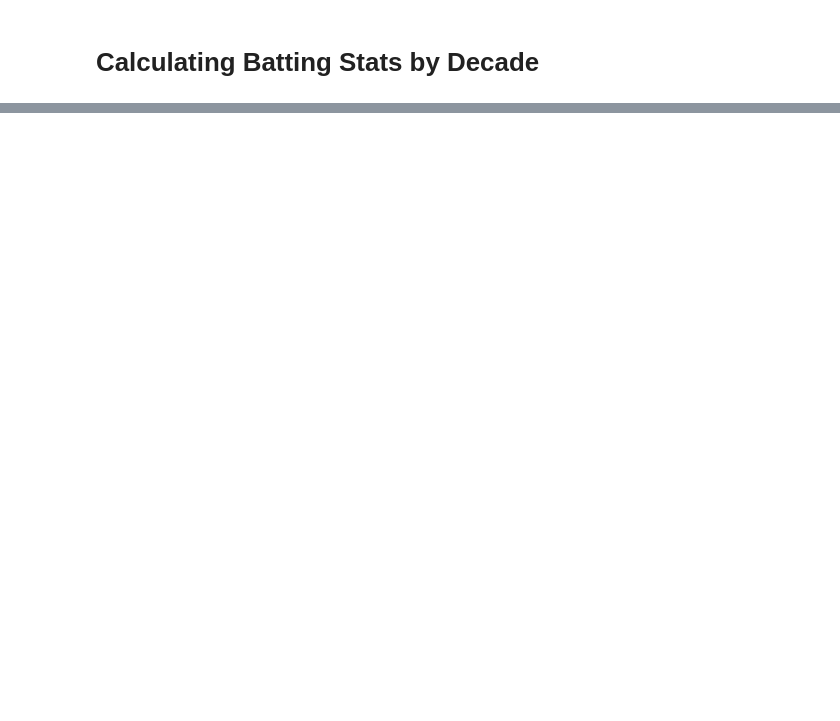
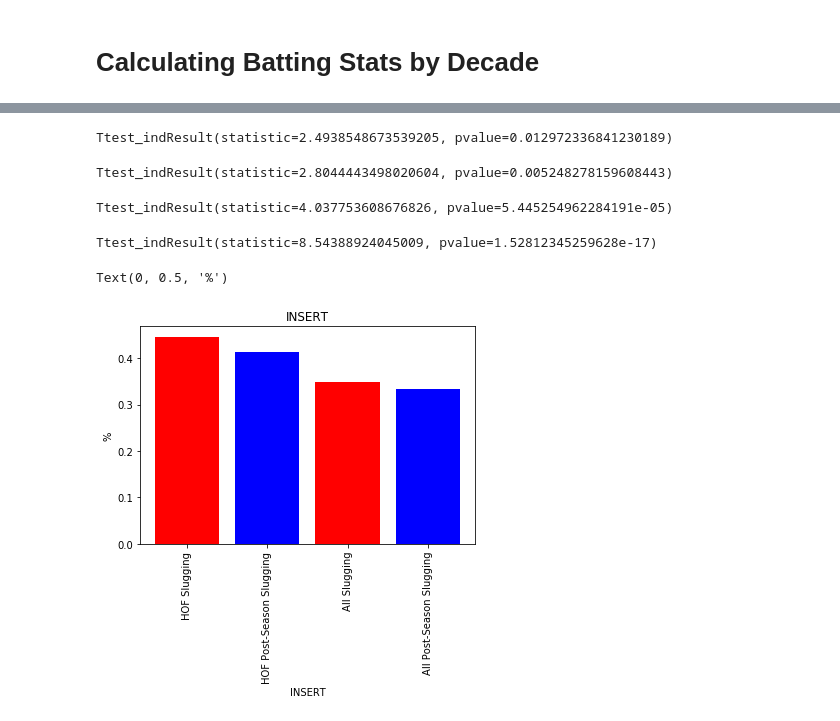
Before and after one commit to BDomogalla/Project1, a Jupyter notebook: data_analysis.ipynb, the cells around one changed output, grey strips where cells are left out. Drawn from its saved outputs; the diff is of its cells as text; code cells hidden in the pictures; blank space fills up the shorter version.

```diff
--- a/data_analysis.ipynb
+++ b/data_analysis.ipynb
@@ -499,13 +409,0 @@ F_onewayResult(statistic=1.9179076907314876, pvalue=0.07476175317786053)
-# %%
-#Calculating Batting Average, On Base Percentage & Slugging Percentage For Career Dataframe Add sac flies
-Reg_Batting['BA'] = Reg_Batting['H'] / Reg_Batting['AB']
-Reg_Batting['OBP'] = (
-    (Reg_Batting['H'] + Reg_Batting['BB']  + Reg_Batting['HBP'])
-    / (Reg_Batting['AB'] + Reg_Batting['BB']  + Reg_Batting['HBP'])
-                               )
-Reg_Batting['SLG']= ( ((Reg_Batting['H'] - (Reg_Batting['2B'] + Reg_Batting['3B'] + Reg_Batting['HR']) )
-                              + 2*Reg_Batting['2B'] + 3*Reg_Batting['3B'] + 4*Reg_Batting['HR'])
-                            / (Reg_Batting['AB'])
-                            )
-Reg_Batting['OPS']= Reg_Batting['SLG'] + Reg_Batting['OBP']
-Reg_Batting.head()
@@ -723,0 +548,51 @@ Power_divergenceResult(statistic=1.6213017751479293, pvalue=0.8049585443876979)
+# %%
+#Get the means of stat columns so we can do some comparisons and illustrations
+#Hall of fame players
+M_HOF_Slugging = HOF_Batting['SLG'].mean()
+M_HOF_Post_Slugging = HOF_Post_Batting['SLG'].mean()
+M_HOF_BA = HOF_Batting['BA'].mean()
+M_HOF_Post_BA = HOF_Post_Batting['BA'].mean()
+#All Players
+M_Reg_Slugging = Reg_Batting['SLG'].mean()
+M_Reg_Post_Slugging = Post_Batting['SLG'].mean()
+M_Reg_BA = Reg_Batting['BA'].mean()
+M_Reg_Post_BA = Post_Batting['BA'].mean()
+# %%
+stats.ttest_ind(HOF_Slugging, HOF_Post_Slugging, equal_var=False)
+# %% [output]
+Ttest_indResult(statistic=2.4938548673539205, pvalue=0.012972336841230189)
+# %%
+stats.ttest_ind(HOF_BA, HOF_Post_BA, equal_var=False)
+# %% [output]
+Ttest_indResult(statistic=2.8044443498020604, pvalue=0.005248278159608443)
+# %%
+stats.ttest_ind(Reg_Slugging, Reg_Post_Slugging, equal_var=False)
+# %% [output]
+Ttest_indResult(statistic=4.037753608676826, pvalue=5.445254962284191e-05)
+# %%
+stats.ttest_ind(Reg_BA, Reg_Post_BA, equal_var=False)
+# %% [output]
+Ttest_indResult(statistic=8.54388924045009, pvalue=1.52812345259628e-17)
+# %%
+#Calculating differences between various stats to illustrate changes in performance
+SLG_DIF = [M_HOF_Slugging, M_HOF_Post_Slugging, M_Reg_Slugging,M_Reg_Post_Slugging]
+BA_DIF = [M_HOF_BA, M_HOF_Post_BA, M_Reg_BA, M_Reg_Post_BA]
+HOF_SLG_DIF = M_HOF_Post_Slugging - M_HOF_Slugging
+HOF_BA_DIF = M_HOF_Post_BA - M_HOF_BA
+REG_SLG_DIF = M_Reg_Post_Slugging - M_Reg_Slugging
+REG_BA_DIF = M_Reg_Post_BA - M_Reg_BA
+HOF_SLG_DIF, HOF_BA_DIF,REG_SLG_DIF, REG_BA_DIF
+DIFS= [HOF_SLG_DIF, REG_SLG_DIF, HOF_BA_DIF, REG_BA_DIF]
+# %%
+#Bar Chart for slugging statistics for regular & post-season and hof and all players
+SLG_labels = ["HOF Slugging", "HOF Post-Season Slugging", "All Slugging", "All Post-Season Slugging"]
+SLG_x_axis = np.arange(len(SLG_DIF))
+plt.bar( SLG_x_axis,SLG_DIF, color="rbrb", align="center")
+tick_locations = [value for value in SLG_x_axis]
+plt.xticks(tick_locations, SLG_labels, rotation = 'vertical')
+plt.title("INSERT")
+plt.xlabel("INSERT")
+plt.ylabel("%")
+# %% [output]
+Text(0, 0.5, '%')
+[figure, added]
```
Also changed, not shown: parts of 80 cells of this notebook.
